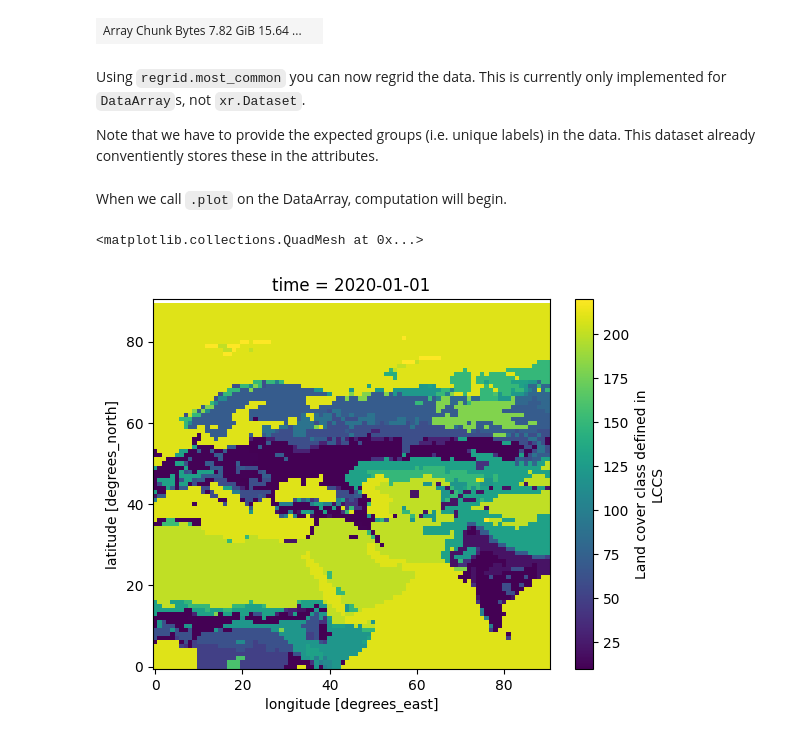
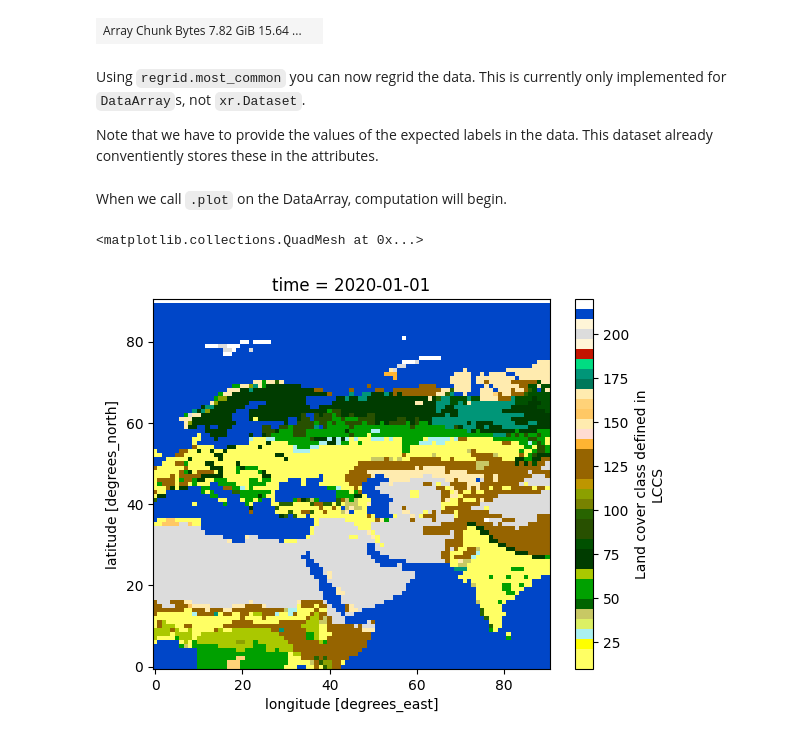
Before and after one commit to xarray-contrib/xarray-regrid, a Jupyter notebook: docs/notebooks/demos/demo_most_common.ipynb, the cells around one changed output. Saved outputs shown, nothing was run; the diff lists cells and outputs as text; code cells hidden in the pictures.

```diff
--- a/docs/notebooks/demos/demo_most_common.ipynb
+++ b/docs/notebooks/demos/demo_most_common.ipynb
@@ -56,3 +56,13 @@ flag_meanings :
 no_data cropland_rainfed cropland_rainfed_herbaceous_cover cropland_rainfed_tree_or_shrub_cover cropland_irrigated mosaic_cropland mosaic_natural_vegetation tree_broadleaved_evergreen_closed_to_open t ...
 flag_values :
 [ 0 10 11 12 20 30 40 50 60 61 62 70 71 72 80 81 82 90 100 110 120 121 122 130 140 150 151 152 153 160 170 180 190 200 201 202 210 220]
+# %%
+import matplotlib.pyplot as plt
+from matplotlib.colors import ListedColormap
+
+colors = da.attrs["flag_colors"].split(" ")
+cmap = ListedColormap(colors)
+
+ax = da.sel(latitude=slice(51, 54), longitude=slice(3.4, 6.4)).plot(cmap=cmap, vmin=10, vmax=220)
+ax = plt.gca()
+ax.set_aspect('equal')
@@ -79,15 +91,15 @@ da.data
 # %% [markdown]
 Using `regrid.most_common` you can now regrid the data. This is currently only implemented for `DataArray`s, not `xr.Dataset`.
 
-Note that we have to provide the expected groups (i.e. unique labels) in the data. This dataset already conventiently stores these in the attributes.
+Note that we have to provide the values of the expected labels in the data. This dataset already conventiently stores these in the attributes.
 # %%
 da_regrid = da.regrid.most_common(
-    target_dataset, expected_groups=da.attrs["flag_values"], time_dim="time"
+    target_dataset, values=da.attrs["flag_values"], time_dim="time"
 )
 # %% [markdown]
 When we call `.plot` on the DataArray, computation will begin.
 # %%
-da_regrid.plot(x="longitude")
+da_regrid.plot(x="longitude", cmap=cmap, vmin=10, vmax=220)
 # %% [output]
 <matplotlib.collections.QuadMesh at 0x...>
-[figure, old version]
+[figure, new version]
```
Also changed, not shown: parts of 1 cell of this notebook, 1 other file.
